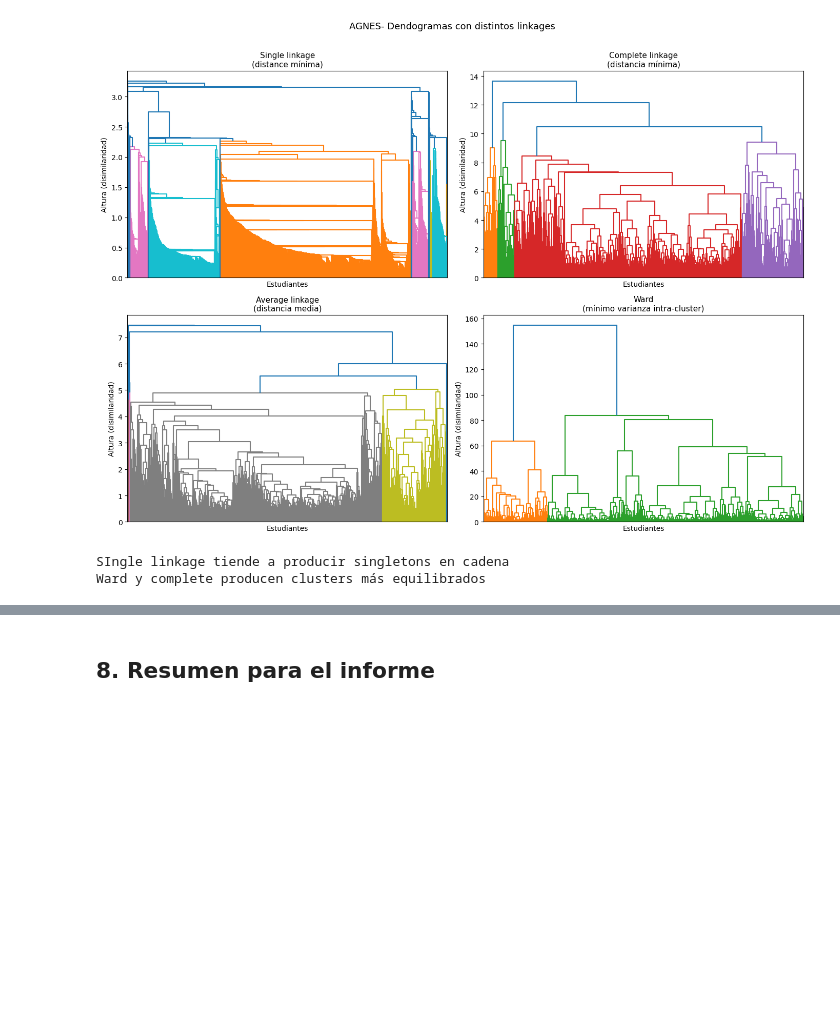
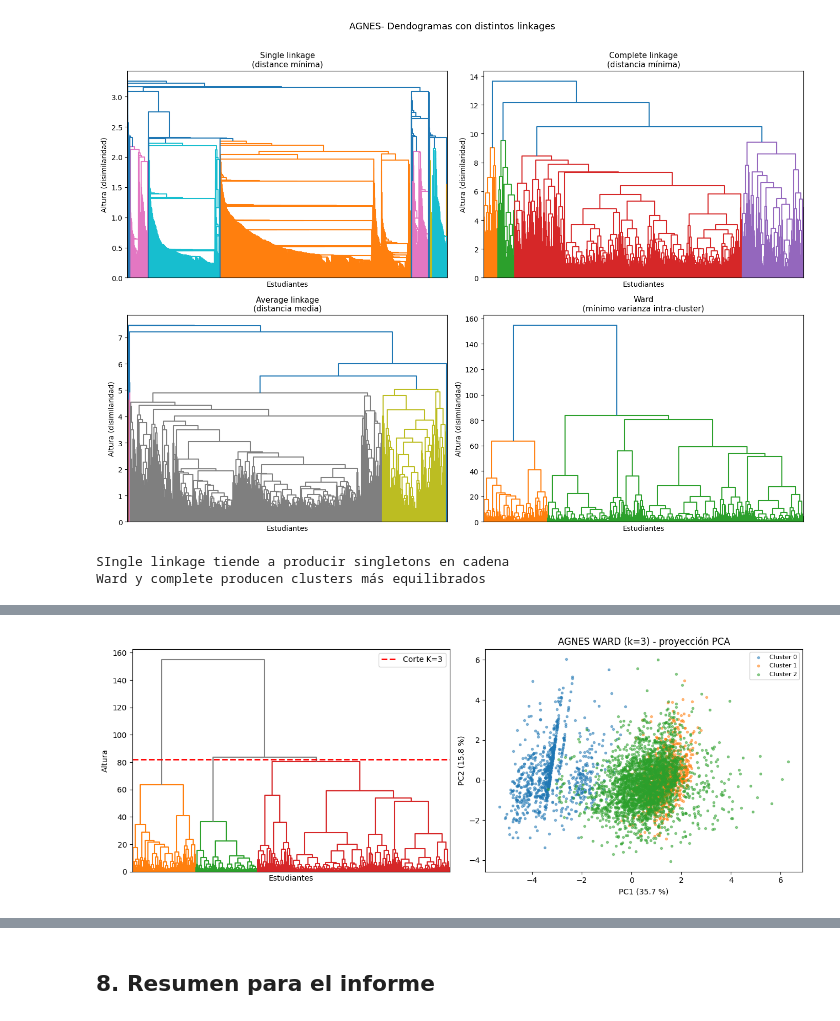
Before and after one commit to adrianalorenzo/ML_proyecto_final, a Jupyter notebook: notebooks/05_clustering.ipynb, the cells around one changed output, grey strips where cells are left out. Drawn from its saved outputs; the diff is of its cells as text; code cells hidden in the pictures; blank space fills up the shorter version.

```diff
--- a/notebooks/05_clustering.ipynb
+++ b/notebooks/05_clustering.ipynb
@@ -535,0 +543,33 @@ Ward y complete producen clusters más equilibrados
+# %%
+#usamos Ward linkage (el más robusto según la teoría)
+Z_ward = linkage(X_sc, method='ward')
+
+fig, axes = plt.subplots(1,2, figsize=(13,5))
+
+#dendrograma con línea de corte
+dendrogram(Z_ward, ax=axes[0], no_labels=True,
+           color_threshold=Z_ward[-K_final+1, 2],
+           above_threshold_color='gray')
+altura_corte = (Z_ward[-K_final+1, 2]+ Z_ward[-K_final, 2]) / 2
+axes[0].axhline(y=altura_corte, color='red', linestyle='--',
+                linewidth=2, label=f'Corte K={K_final}')
+axes[0].set_xlabel('Estudiantes')
+axes[0].set_ylabel('Altura')
+axes[0].legend()
+
+#resultado del clustering jeráquico
+labels_hier = fcluster(Z_ward, t=K_final, criterion='maxclust') -1
+for cl in np.unique(labels_hier):
+    mask= labels_hier == cl
+    axes[1].scatter(X_pca2[mask, 0], X_pca2[mask, 1], s=8, alpha=0.5, label=f'Cluster {cl}')
+
+axes[1].set_title(f'AGNES WARD (k={K_final}) - proyección PCA')
+axes[1].set_xlabel(f'PC1 ({var1:.1f} %)')
+axes[1].set_ylabel(f'PC2 ({var2:.1f} %)')
+axes[1].legend(fontsize=8)
+
+plt.tight_layout()
+plt.savefig('../figuras/agnes_ward.png')
+plt.show()
+# %% [output]
+[figure, added]
```
Also changed, not shown: parts of 13 cells of this notebook, 3 other files.
